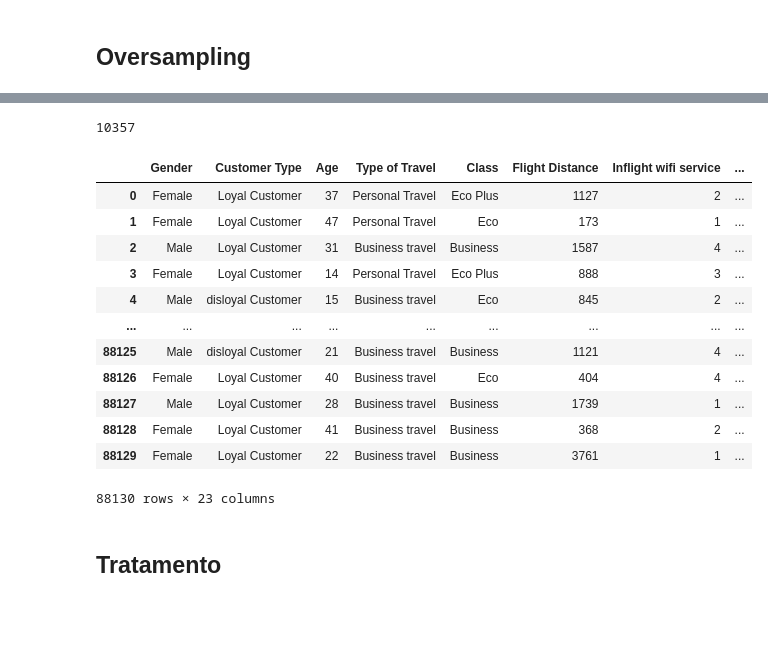
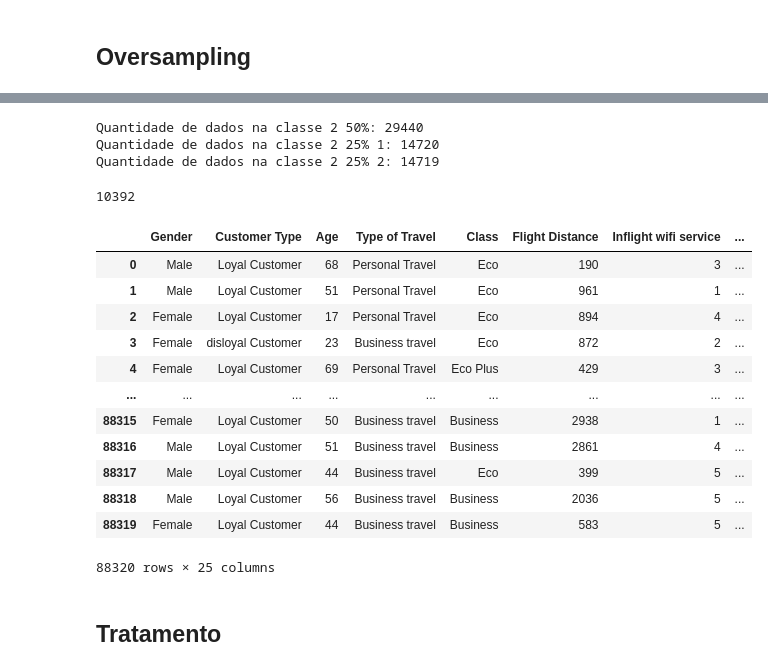
Before and after one commit to lucasacioly/Redes-Neurais, a Jupyter notebook: tratamento.ipynb, the cells around one changed output, grey strips where cells are left out. Cells and saved outputs as stored; diff of their text form; code cells hidden in the pictures; blank space fills up the shorter version.

```diff
--- a/tratamento.ipynb
+++ b/tratamento.ipynb
@@ -128,3 +128,6 @@ plt.show()
 [figure]
 # %% [markdown]
 ## Oversampling
+# %%
+class1_df = df_train[df_train['satisfied'] == 1]
+class2_df = df_train[df_train['satisfied'] == 0]
@@ -130,0 +140,5 @@ plt.show()
+# %%
+class1_50_percent = class1_df.sample(frac=0.5)
+remaining_class1 = class1_df.drop(class1_50_percent.index)
+class1_25_percent_1 = remaining_class1.sample(frac=0.5)
+class1_25_percent_2 = remaining_class1.drop(class1_25_percent_1.index)
@@ -131,29 +153,42 @@ plt.show()
+# %%
+class2_50_percent = class2_df.sample(frac=0.5)
+remaining_class2 = class2_df.drop(class2_50_percent.index)
+class2_25_percent_1 = remaining_class2.sample(frac=0.5)
+class2_25_percent_2 = remaining_class2.drop(class2_25_percent_1.index)
+# %%
+print('Quantidade de dados na classe 2 50%:', class2_50_percent.shape[0])
+print('Quantidade de dados na classe 2 25% 1:', class2_25_percent_1.shape[0])
+print('Quantidade de dados na classe 2 25% 2:', class2_25_percent_2.shape[0])
+# %% [output]
+Quantidade de dados na classe 2 50%: 29440
+Quantidade de dados na classe 2 25% 1: 14720
+Quantidade de dados na classe 2 25% 2: 14719
 # %%
 size_difference = (len(class2_50_percent) + len(class2_25_percent_1)) - (len(class1_50_percent) + len(class1_25_percent_1))
 size_difference
 # %% [output]
-10357
+10392
 # %%
 to_be_oversampled = pd.concat([class2_50_percent, class2_25_percent_1, class1_50_percent, class1_25_percent_1])
 # %%
 oversampler = RandomOverSampler(random_state=42)
 # %%
-X_resampled, y_resampled = oversampler.fit_resample(to_be_oversampled.drop('satisfaction', axis=1), to_be_oversampled['satisfaction'])
+X_resampled, y_resampled = oversampler.fit_resample(to_be_oversampled.drop('satisfied', axis=1), to_be_oversampled['satisfied'])
 # %%
-df_resampled = pd.DataFrame(X_resampled, columns=df.drop('satisfaction', axis=1).columns)
+df_resampled = pd.DataFrame(X_resampled, columns=df_train.drop('satisfied', axis=1).columns)
 merged_df = df_resampled.join(y_resampled, how='inner')
 merged_df
 # %% [output]
 |  | Gender | Customer Type | Age | Type of Travel | Class | Flight Distance | Inflight wifi service | ... |
-| 0 | Female | Loyal Customer | 37 | Personal Travel | Eco Plus | 1127 | 2 | ... |
-| 1 | Female | Loyal Customer | 47 | Personal Travel | Eco | 173 | 1 | ... |
-| 2 | Male | Loyal Customer | 31 | Business travel | Business | 1587 | 4 | ... |
-| 3 | Female | Loyal Customer | 14 | Personal Travel | Eco Plus | 888 | 3 | ... |
-| 4 | Male | disloyal Customer | 15 | Business travel | Eco | 845 | 2 | ... |
+| 0 | Male | Loyal Customer | 68 | Personal Travel | Eco | 190 | 3 | ... |
+| 1 | Male | Loyal Customer | 51 | Personal Travel | Eco | 961 | 1 | ... |
+| 2 | Female | Loyal Customer | 17 | Personal Travel | Eco | 894 | 4 | ... |
+| 3 | Female | disloyal Customer | 23 | Business travel | Eco | 872 | 2 | ... |
+| 4 | Female | Loyal Customer | 69 | Personal Travel | Eco Plus | 429 | 3 | ... |
 | ... | ... | ... | ... | ... | ... | ... | ... | ... |
-| 88125 | Male | disloyal Customer | 21 | Business travel | Business | 1121 | 4 | ... |
-| 88126 | Female | Loyal Customer | 40 | Business travel | Eco | 404 | 4 | ... |
-| 88127 | Male | Loyal Customer | 28 | Business travel | Business | 1739 | 1 | ... |
-| 88128 | Female | Loyal Customer | 41 | Business travel | Business | 368 | 2 | ... |
-| 88129 | Female | Loyal Customer | 22 | Business travel | Business | 3761 | 1 | ... |
+| 88315 | Female | Loyal Customer | 50 | Business travel | Business | 2938 | 1 | ... |
+| 88316 | Male | Loyal Customer | 51 | Business travel | Business | 2861 | 4 | ... |
+| 88317 | Male | Loyal Customer | 44 | Business travel | Eco | 399 | 5 | ... |
+| 88318 | Male | Loyal Customer | 56 | Business travel | Business | 2036 | 5 | ... |
+| 88319 | Female | Loyal Customer | 44 | Business travel | Business | 583 | 5 | ... |
-88130 rows × 23 columns
+88320 rows × 25 columns
```
Also changed, not shown: parts of 15 cells of this notebook.
